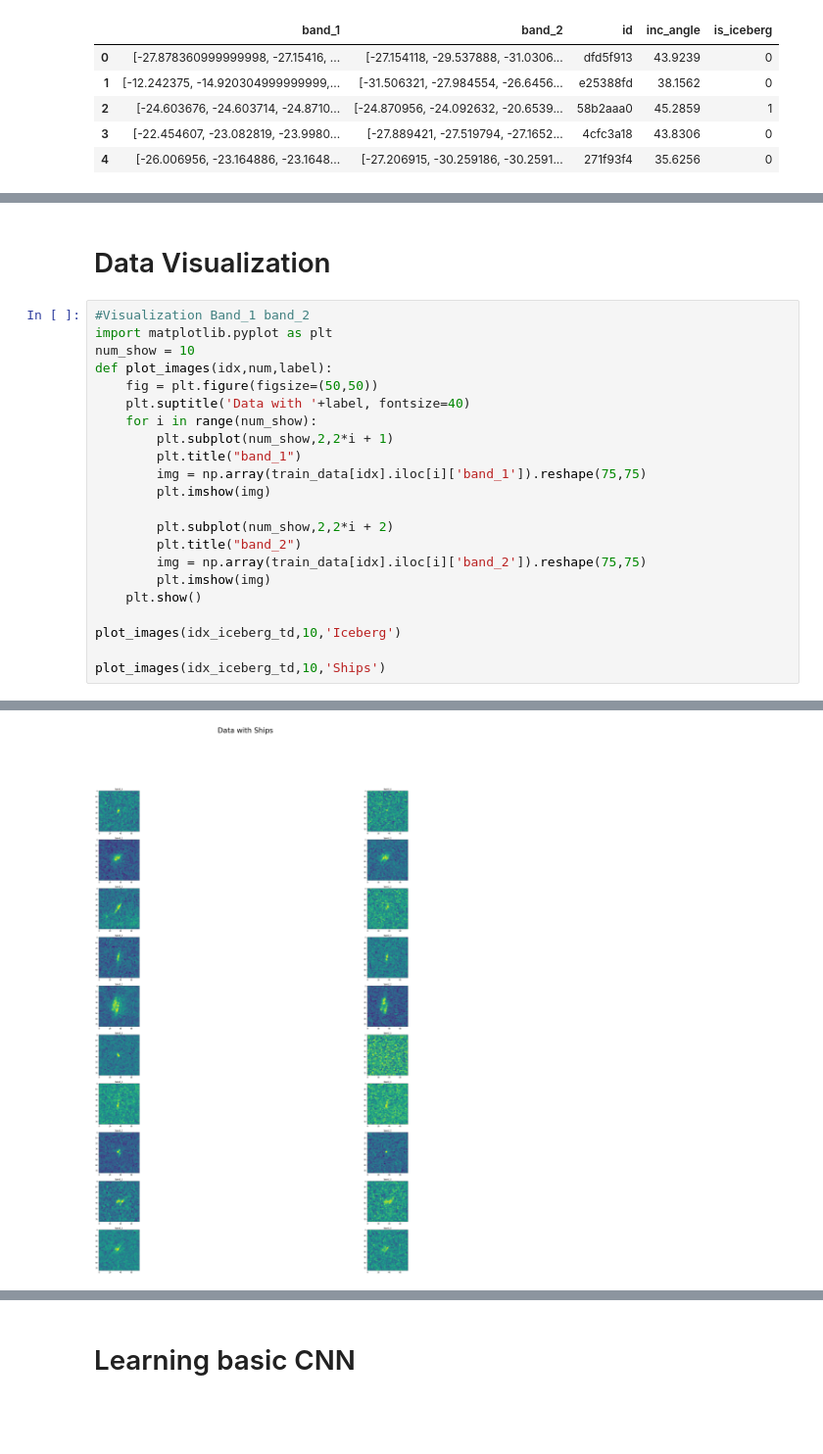
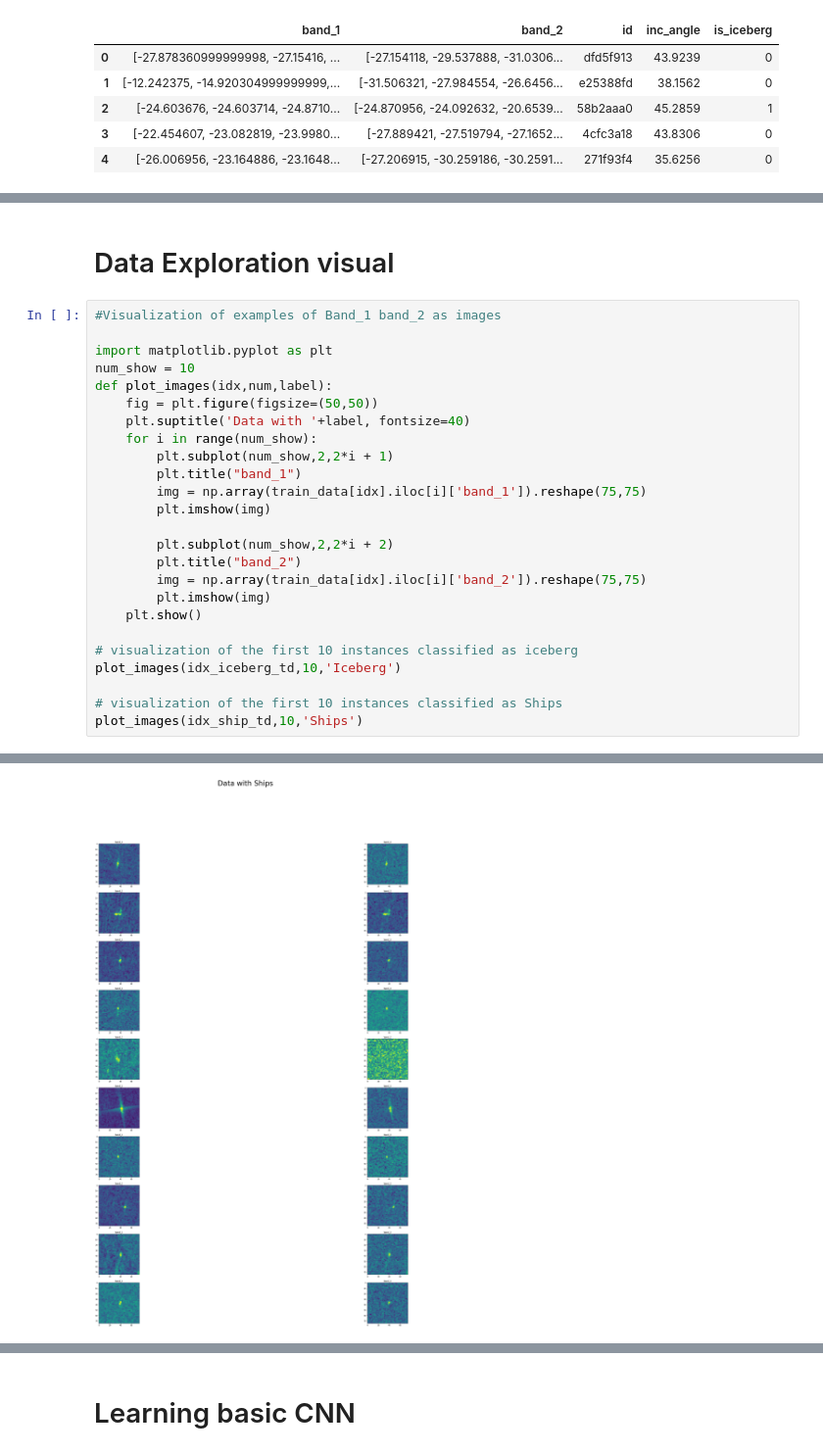
Before and after one commit to anotine10/udacity-capstone, a Jupyter notebook: capstone.ipynb, the cells around one changed output, grey strips where cells are left out. Shown at 98% size. Saved outputs shown, nothing was run; the diff lists cells and outputs as text; blank space fills up the shorter version.

```diff
--- a/capstone.ipynb
+++ b/capstone.ipynb
@@ -69,29 +80,32 @@ inc_angle     float64
 is_iceberg      int64
 dtype: object
 # %% [markdown]
-# Data Visualization
+# Data Exploration visual
 # %%
-#Visualization Band_1 band_2
+#Visualization of examples of Band_1 band_2 as images
+
 import matplotlib.pyplot as plt
 num_show = 10
 def plot_images(idx,num,label):
     fig = plt.figure(figsize=(50,50))
     plt.suptitle('Data with '+label, fontsize=40)
     for i in range(num_show):
         plt.subplot(num_show,2,2*i + 1)
         plt.title("band_1")
         img = np.array(train_data[idx].iloc[i]['band_1']).reshape(75,75)
         plt.imshow(img)
 
         plt.subplot(num_show,2,2*i + 2)
         plt.title("band_2")
         img = np.array(train_data[idx].iloc[i]['band_2']).reshape(75,75)
         plt.imshow(img)
     plt.show()
 
+# visualization of the first 10 instances classified as iceberg
 plot_images(idx_iceberg_td,10,'Iceberg')
 
-plot_images(idx_iceberg_td,10,'Ships')
+# visualization of the first 10 instances classified as Ships
+plot_images(idx_ship_td,10,'Ships')
 # %% [output]
 [figure]
-[figure, old version]
+[figure, new version]
```
Also changed, not shown: parts of 13 cells of this notebook, 4 other files.
